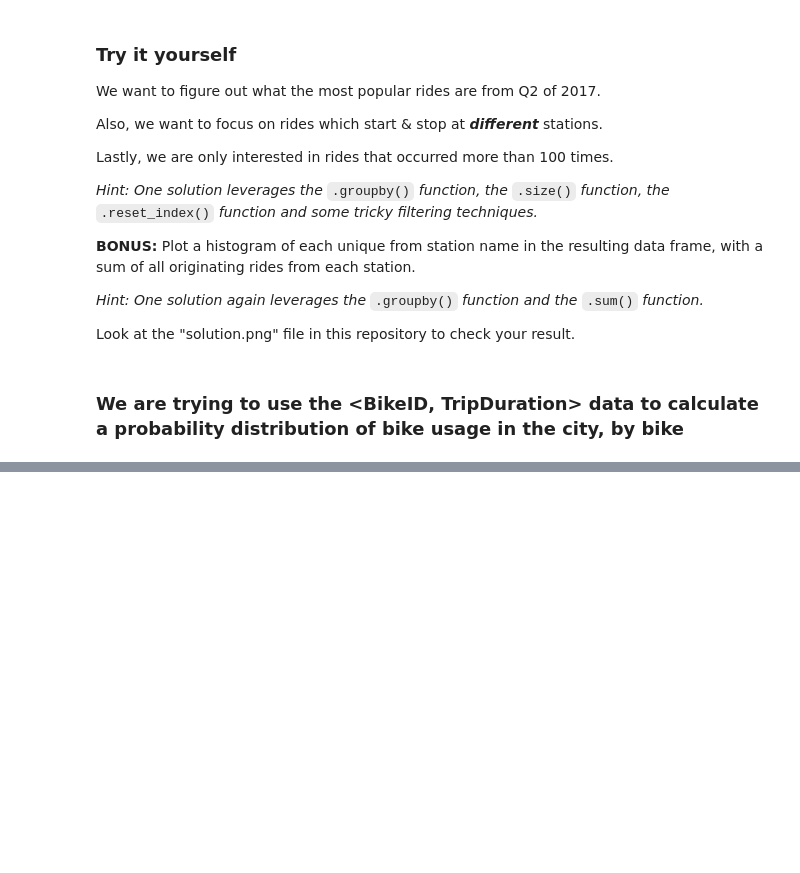
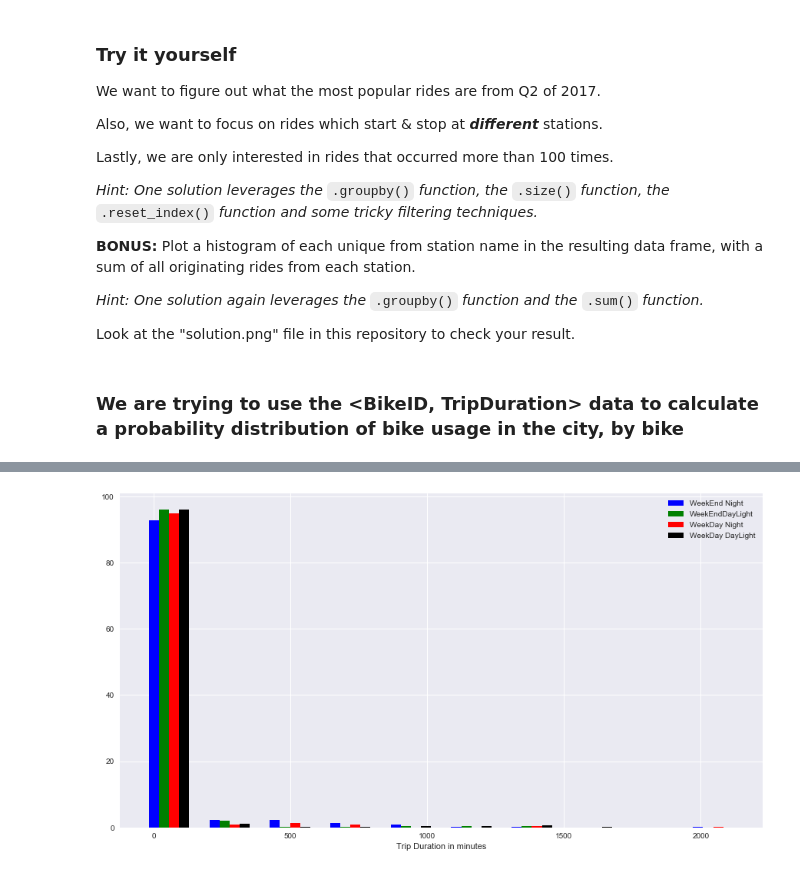
Before and after one commit to raj-sinha/BJRV, a Jupyter notebook: Sandbox/working_with_data_rs_sandbox.ipynb, the cells around one changed output, grey strips where cells are left out. Saved outputs shown, nothing was run; the diff lists cells and outputs as text; code cells hidden in the pictures; blank space fills up the shorter version.

```diff
--- a/Sandbox/working_with_data_rs_sandbox.ipynb
+++ b/Sandbox/working_with_data_rs_sandbox.ipynb
@@ -340,0 +479,37 @@ mymap
+# %%
+# the hours and if it's night or day (7:00-22:00)
+rentals_df['hours'] = rentals_df['Starttime_dt'].dt.hour
+rentals_df['daylight'] = ((rentals_df['hours'] >= 7) & (rentals_df['hours'] <= 22)).astype(int)
+# %%
+# the day of the week (Monday=0, Sunday=6) and if it's a week end day or week day.
+rentals_df['DayOfTheWeek'] = rentals_df['Starttime_dt'].dt.dayofweek
+rentals_df['WeekDay'] = (rentals_df['DayOfTheWeek'] < 5).astype(int)
+# An estimation of anomly population of the dataset (necessary for several algorithm)
+outliers_fraction = 0.01
+# %%
+# creation of 4 distinct categories that seem useful (week end/day week & night/day)
+rentals_df['Starttime_cat'] = rentals_df['WeekDay']*2 + rentals_df['daylight']
+
+a = rentals_df.loc[rentals_df['Starttime_cat'] == 0, 'Tripduration_mins']
+b = rentals_df.loc[rentals_df['Starttime_cat'] == 1, 'Tripduration_mins']
+c = rentals_df.loc[rentals_df['Starttime_cat'] == 2, 'Tripduration_mins']
+d = rentals_df.loc[rentals_df['Starttime_cat'] == 3, 'Tripduration_mins']
+
+fig, ax = plt.subplots(figsize=(15,8))
+a_heights, a_bins = np.histogram(a)
+b_heights, b_bins = np.histogram(b, bins=a_bins)
+c_heights, c_bins = np.histogram(c, bins=a_bins)
+d_heights, d_bins = np.histogram(d, bins=a_bins)
+
+width = (a_bins[1] - a_bins[0])/6
+
+ax.bar(a_bins[:-1], a_heights*100/a.count(), width=width, facecolor='blue', label='WeekEnd Night')
+ax.bar(b_bins[:-1]+width, (b_heights*100/b.count()), width=width, facecolor='green', label ='WeekEndDayLight')
+ax.bar(c_bins[:-1]+width*2, (c_heights*100/c.count()), width=width, facecolor='red', label ='WeekDay Night')
+ax.bar(d_bins[:-1]+width*3, (d_heights*100/d.count()), width=width, facecolor='black', label ='WeekDay DayLight')
+
+ax.set_xlabel('Trip Duration in minutes')
+plt.legend()
+plt.show()
+# %% [output]
+[figure, added]
```
Also changed, not shown: parts of 39 cells of this notebook.
